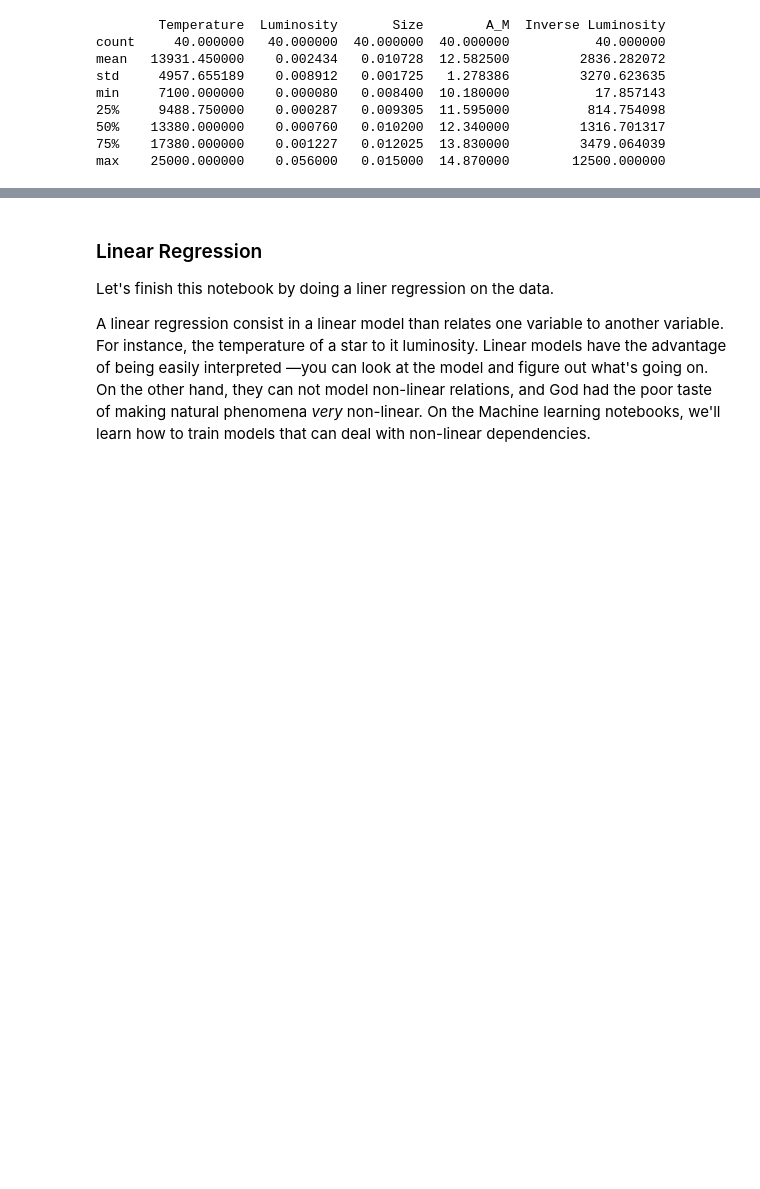
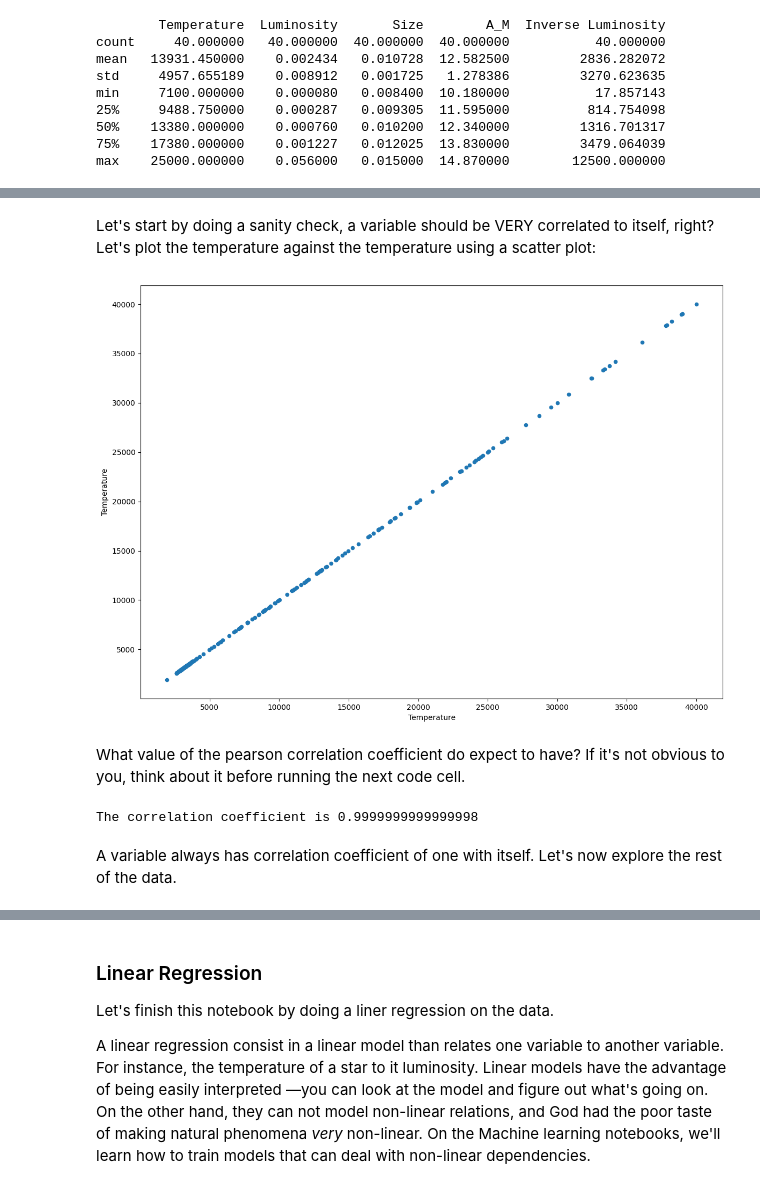
Before and after one commit to BergLab/CompNeuroCourse, a Jupyter notebook: _build/jupyter_execute/notebooks/ML/a.ipynb, the cells around one changed output, grey strips where cells are left out. Cells and saved outputs as stored; diff of their text form; code cells hidden in the pictures; blank space fills up the shorter version.

Commit message:
move correlations analysis to data science page

```diff
--- a/_build/jupyter_execute/notebooks/ML/a.ipynb
+++ b/_build/jupyter_execute/notebooks/ML/a.ipynb
@@ -420,0 +436,17 @@ max    25000.000000    0.056000   0.015000  14.870000        12500.000000
+# %% [markdown]
+Let's start by doing a sanity check, a variable should be VERY correlated to itself, right? Let's plot the temperature against the temperature using a scatter plot:
+# %%
+df.plot.scatter('Temperature','Temperature', figsize=(14,10));
+# %% [output]
+[figure, added]
+# %% [markdown]
+What value of the pearson correlation coefficient do expect to have? If it's not obvious to you, think about it before running the next code cell.
+# %%
+from scipy import stats
+
+r, p = stats.pearsonr(df['Temperature'], df['Temperature'])
+print(f"The correlation coefficient is {r}")
+# %% [output]
+The correlation coefficient is 0.9999999999999998
+# %% [markdown]
+A variable always has correlation coefficient of one with itself. Let's now explore the rest of the data.
```
Also changed, not shown: parts of 5 cells of this notebook, 8 other files.
